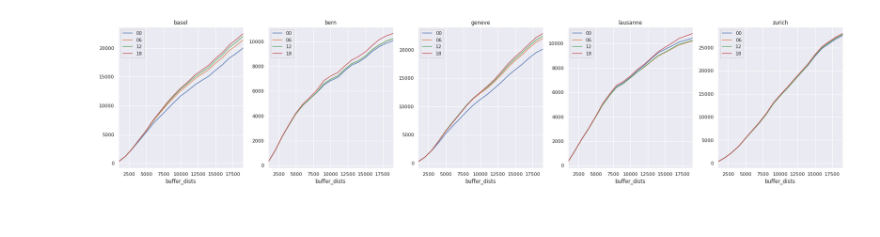
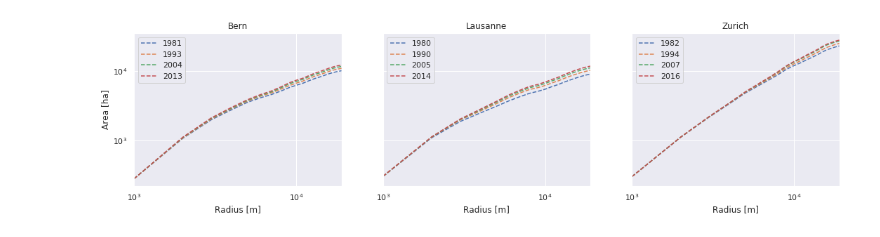
Before and after one commit to martibosch/swiss-urbanization, a Jupyter notebook: notebooks/bifractal-radial-dimension.ipynb, the cells around one changed output. Saved outputs shown, nothing was run; the diff lists cells and outputs as text; code cells hidden in the pictures.

```diff
--- a/notebooks/bifractal-radial-dimension.ipynb
+++ b/notebooks/bifractal-radial-dimension.ipynb
@@ -39,11 +26,46 @@ city_year_ba_dict = {
-# %%
-fig, axes = plt.subplots(1, len(city_slugs), figsize=(6 * len(city_slugs), 6))
-for city_slug, ax in zip(city_slugs, axes):
-    city_dict = city_year_ba_dict[city_slug]
-    for year_code in city_dict:
-        city_dict[year_code].class_metrics_df.loc[URBAN_CLASS_VAL]['total_area'].plot(
-            ax=ax, label=year_code)
-    ax.legend()
-    ax.set_title(city_slug)
-# %% [output]
-[figure, removed]
+# %%
+agglomeration_dict = {}
+for agglomeration_slug in agglomeration_slugs:
+    _dict = {}
+    ldf = sls.read_csv(
+        f'../data/processed/agglomeration_extracts/{agglomeration_slug}.csv')
+    base_mask = base_mask_dict[agglomeration_slug]
+    for urban_nonurban_column in ldf.columns[ldf.columns.str.startswith('AS')]:
+        # get the year of the snapshot by taking the most recurrent timestamp
+        # (year) among the pixels
+        year = ldf['FJ' + urban_nonurban_column[2:4]].value_counts().index[0]
+        _dict[year] = pls.BufferAnalysis(
+            pls.Landscape(
+                ldf.to_ndarray(urban_nonurban_column, nodata=nodata),
+                res=ldf.res,
+                nodata=nodata),
+            base_mask,
+            buffer_dists=buffer_dists,
+            base_mask_crs=base_mask_crs,
+            landscape_crs=ldf.crs,
+            landscape_transform=ldf.get_transform(),
+            metrics=['total_area'],
+            classes=[urban_class])
+    agglomeration_dict[agglomeration_slug] = _dict
+# %%
+num_agglomerations = len(agglomeration_slugs)
+
+figwidth, figheight = plt.rcParams['figure.figsize']
+fig = plt.figure(figsize=(num_agglomerations*figwidth, figheight))
+ax = None  # to pass as `sharey` argument in the first iteration
+
+for i, agglomeration_slug in enumerate(agglomeration_slugs, start=1):
+    _dict = agglomeration_dict[agglomeration_slug]
+    ax = fig.add_subplot(1, num_agglomerations, i, sharey=ax)
+    for year in _dict:
+        _dict[year].class_metrics_df.loc[urban_class]['total_area'].plot(
+        loglog=True, ax=ax, label=year, linestyle='dashed')
+    ax.legend()
+    ax.set_xlabel('Radius [m]')
+    ax.set_title(agglomeration_slug.capitalize())
+
+fig.axes[0].set_ylabel('Area [ha]')
+fig.savefig('../reports/figures/bifractal_radial_dimension.pdf', dpi=300,
+            bbox_inches='tight', pad_inches=0)
+# %% [output]
+[figure, added]
```
Also changed, not shown: parts of 4 cells of this notebook, 6 other files.
